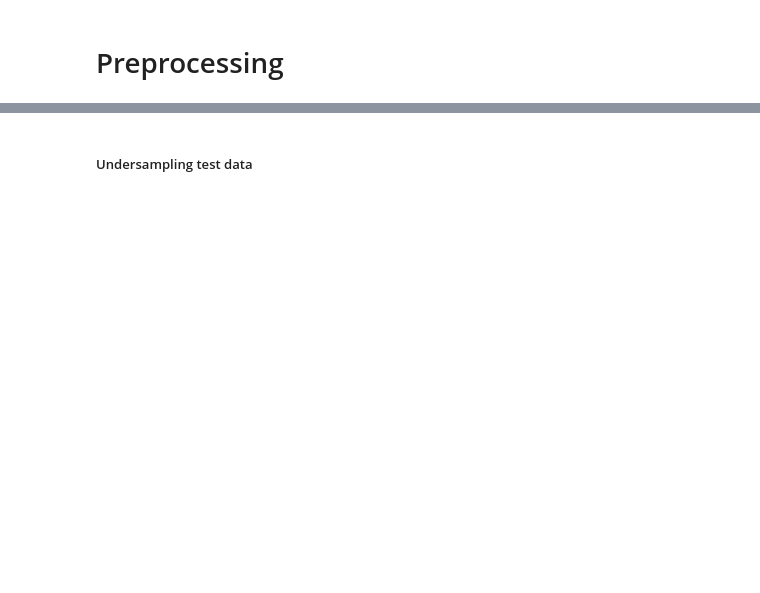
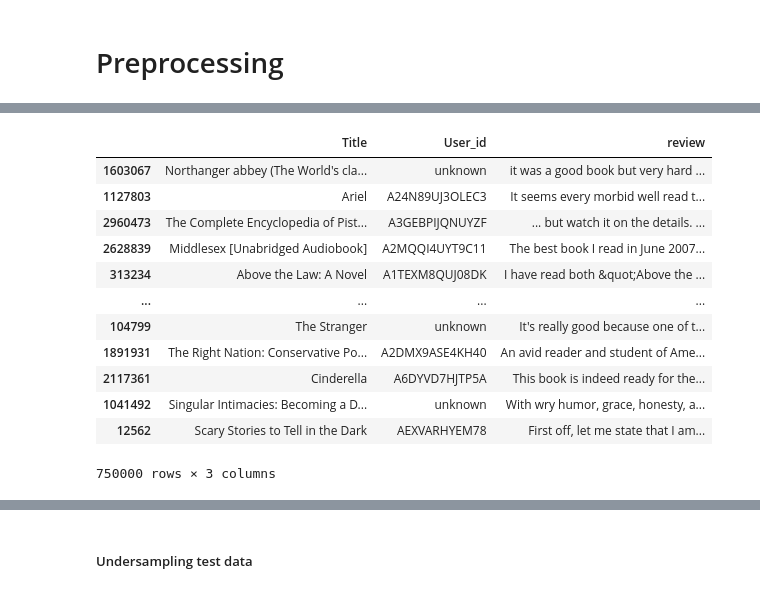
Before and after one commit to sruiz1896/book_rating_predictor, a Jupyter notebook: Notebooks/Text_Data_Analysis.ipynb, the cells around one changed output, grey strips where cells are left out. Saved outputs shown, nothing was run; the diff lists cells and outputs as text; code cells hidden in the pictures; blank space fills up the shorter version.

```diff
--- a/Notebooks/Text_Data_Analysis.ipynb
+++ b/Notebooks/Text_Data_Analysis.ipynb
@@ -182,4 +192,20 @@ X_train, X_test, y_train, y_test = train_test_split(X, y, test_size=0.33, random
 # 10 secs
+# %%
+X_train
+# %% [output]
+|  | Title | User_id | review |
+| 1603067 | Northanger abbey (The World's cla... | unknown | it was a good book but very hard ... |
+| 1127803 | Ariel | A24N89UJ3OLEC3 | It seems every morbid well read t... |
+| 2960473 | The Complete Encyclopedia of Pist... | A3GEBPIJQNUYZF | ... but watch it on the details. ... |
+| 2628839 | Middlesex [Unabridged Audiobook] | A2MQQI4UYT9C11 | The best book I read in June 2007... |
+| 313234 | Above the Law: A Novel | A1TEXM8QUJ08DK | I have read both &quot;Above the ... |
+| ... | ... | ... | ... |
+| 104799 | The Stranger | unknown | It's really good because one of t... |
+| 1891931 | The Right Nation: Conservative Po... | A2DMX9ASE4KH40 | An avid reader and student of Ame... |
+| 2117361 | Cinderella | A6DYVD7HJTP5A | This book is indeed ready for the... |
+| 1041492 | Singular Intimacies: Becoming a D... | unknown | With wry humor, grace, honesty, a... |
+| 12562 | Scary Stories to Tell in the Dark | AEXVARHYEM78 | First off, let me state that I am... |
+750000 rows × 3 columns
 # %%
 print("The train-test variable shapes:")
 print("X_train:",X_train.shape)
```
Also changed, not shown: parts of 24 cells of this notebook.
